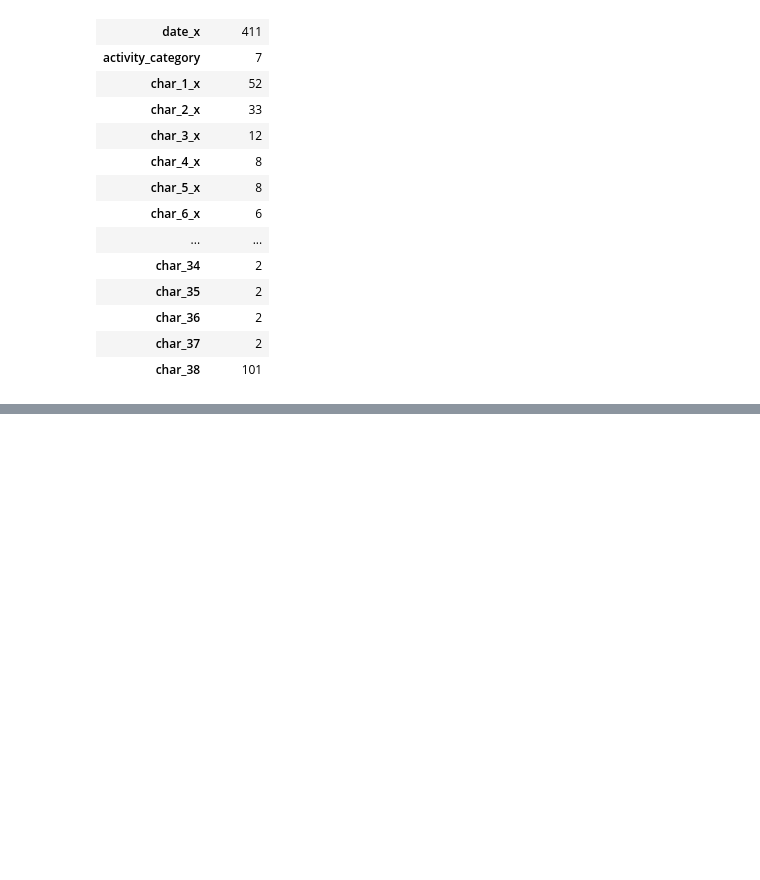
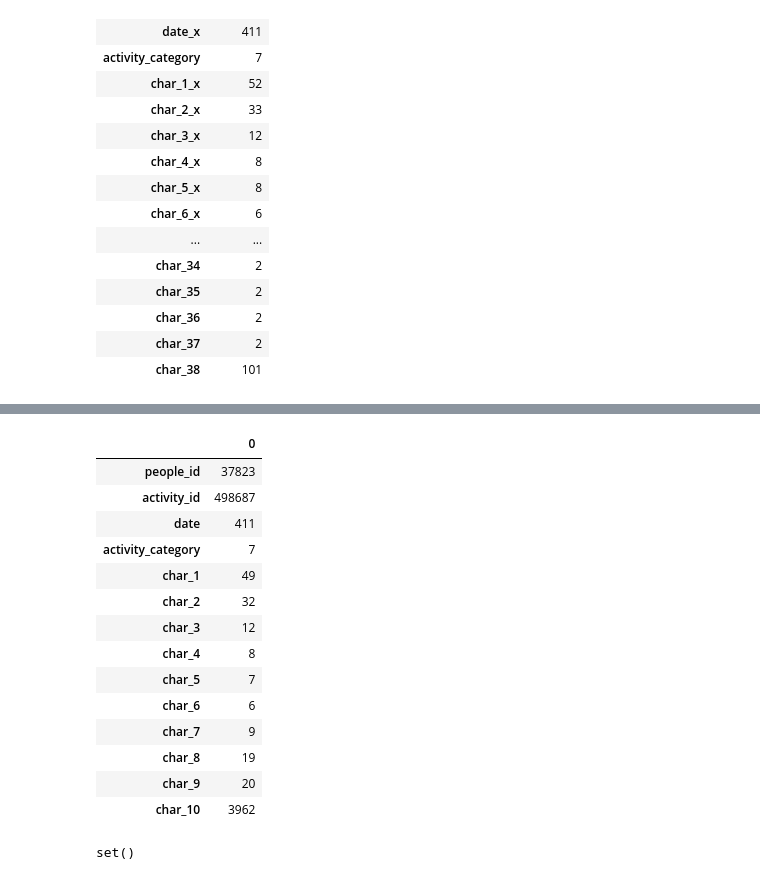
Before and after one commit to sakares/kaggle-redhat, a Jupyter notebook: bossgates-sandbox/sklearn_101.ipynb, the cells around one changed output, grey strips where cells are left out. Drawn from its saved outputs; the diff is of its cells as text; code cells hidden in the pictures; blank space fills up the shorter version.

```diff
--- a/bossgates-sandbox/sklearn_101.ipynb
+++ b/bossgates-sandbox/sklearn_101.ipynb
@@ -155,0 +189,26 @@ pd.DataFrame(summary_merged_df,merged_col)
+# %%
+test_col = test_df.columns
+summary_test_df = [len(test_df[col].unique()) for col in test_col]
+pd.DataFrame(summary_test_df,test_col)
+# %% [output]
+|  | 0 |
+| people_id | 37823 |
+| activity_id | 498687 |
+| date | 411 |
+| activity_category | 7 |
+| char_1 | 49 |
+| char_2 | 32 |
+| char_3 | 12 |
+| char_4 | 8 |
+| char_5 | 7 |
+| char_6 | 6 |
+| char_7 | 9 |
+| char_8 | 19 |
+| char_9 | 20 |
+| char_10 | 3962 |
+# %%
+setA = set(train_df['char_8'])
+setB = set(test_df['char_8'])
+setA.union(setB) - setA.intersection(setB)
+# %% [output]
+set()
```
Also changed, not shown: parts of 13 cells of this notebook.
